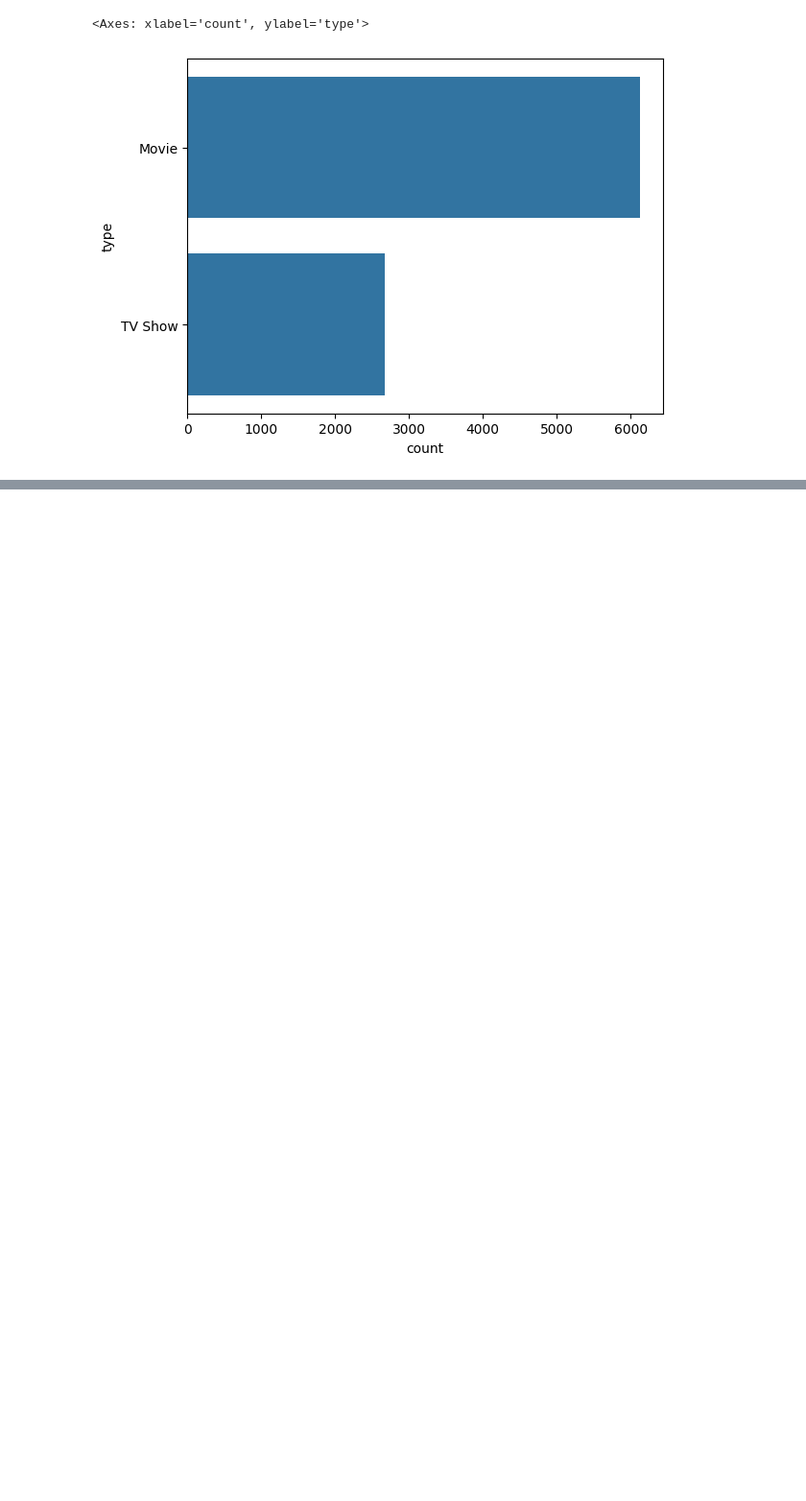
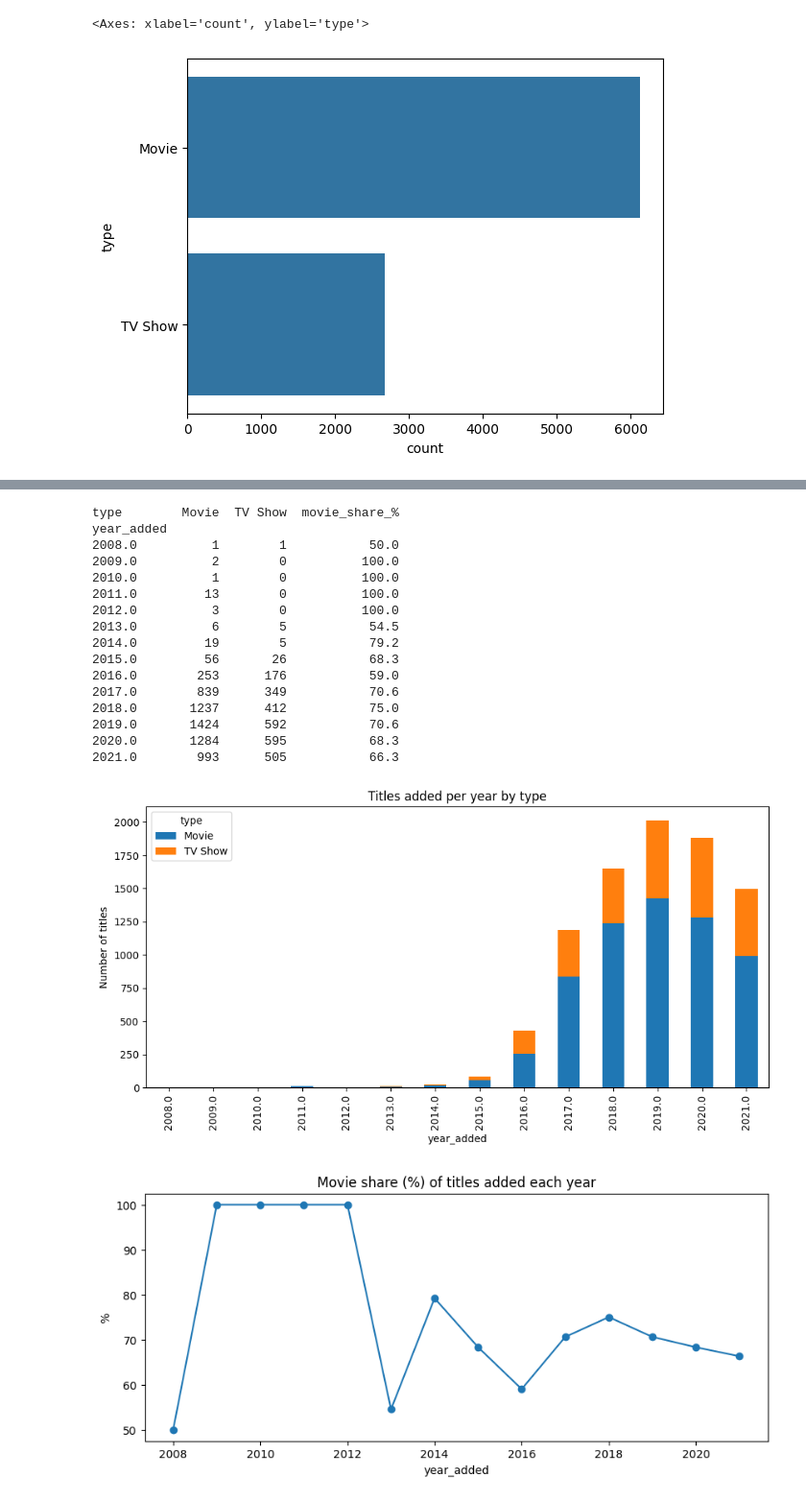
Before and after one commit to parth5757/ML-AI-Data_Science, a Jupyter notebook: Projects/Daily_learning/day1-netflix-content-analysis-ipynb.ipynb, the cells around one changed output, grey strips where cells are left out. Shown at 96% size. Drawn from its saved outputs; the diff is of its cells as text; code cells hidden in the pictures; blank space fills up the shorter version.

```diff
--- a/Projects/Daily_learning/day1-netflix-content-analysis-ipynb.ipynb
+++ b/Projects/Daily_learning/day1-netflix-content-analysis-ipynb.ipynb
@@ -164,0 +235,33 @@ There is big number of director pull and heighest one director in multuple movie
+# %%
+type_year = df.groupby(["year_added", "type"]).size().unstack(fill_value=0)
+type_year["movie_share_%"] = (type_year["Movie"] / (type_year["Movie"] + type_year["TV Show"]) * 100).round(1)
+print(type_year)
+
+type_year[["Movie", "TV Show"]].plot(kind="bar", stacked=True, figsize=(11, 5))
+plt.title("Titles added per year by type")
+plt.ylabel("Number of titles")
+plt.show()
+
+type_year["movie_share_%"].plot(marker="o", figsize=(10, 4))
+plt.title("Movie share (%) of titles added each year")
+plt.ylabel("%")
+plt.show()
+# %% [output]
+type        Movie  TV Show  movie_share_%
+year_added
+2008.0          1        1           50.0
+2009.0          2        0          100.0
+2010.0          1        0          100.0
+2011.0         13        0          100.0
+2012.0          3        0          100.0
+2013.0          6        5           54.5
+2014.0         19        5           79.2
+2015.0         56       26           68.3
+2016.0        253      176           59.0
+2017.0        839      349           70.6
+2018.0       1237      412           75.0
+2019.0       1424      592           70.6
+2020.0       1284      595           68.3
+2021.0        993      505           66.3
+[figure, added]
+[figure, added]
```
Also changed, not shown: parts of 27 cells of this notebook.
